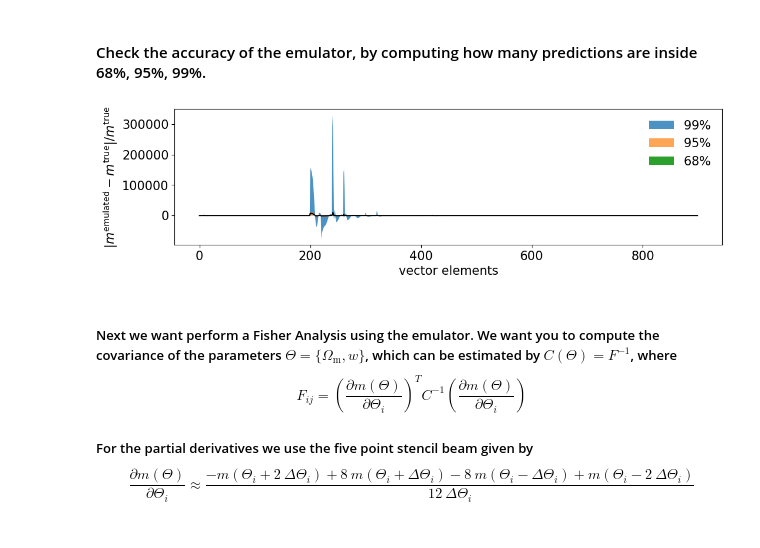
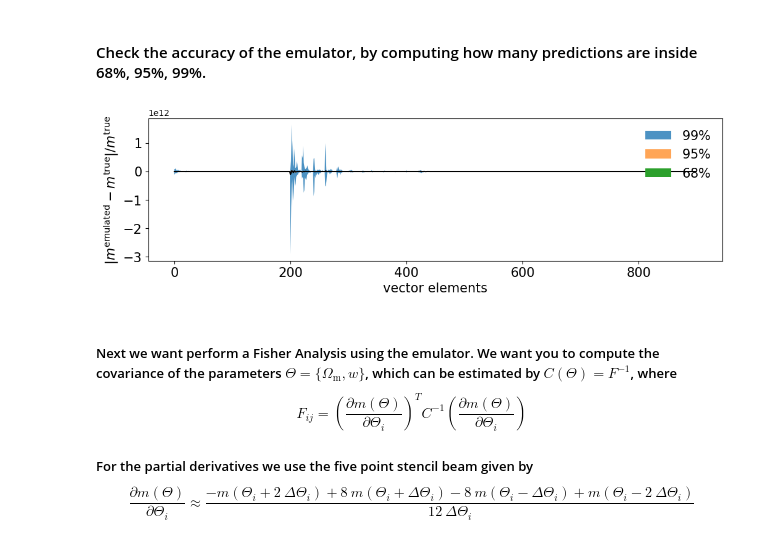
Before and after one commit to TheShak5/UWAstroStats, a Jupyter notebook: projects/2ptstat-analysis/assignments/assignment2_DarshakPatel.ipynb, the cells around one changed output. Saved outputs shown, nothing was run; the diff lists cells and outputs as text; code cells hidden in the pictures.

```diff
--- a/projects/2ptstat-analysis/assignments/assignment2_DarshakPatel.ipynb
+++ b/projects/2ptstat-analysis/assignments/assignment2_DarshakPatel.ipynb
@@ -45,13 +59,22 @@ print(train_features.shape)
 # %% [markdown]
 #### Train the emulator. Reasonable hyper parameres are set already, but test out other settings and comment on what you observe regarding accuracy and speed.
 # %%
+# Try divings the train_features by the standard deviation
+
+# Try normalizing everything between 0 and 1. So subtract the minimum and divide by the max
+minimum_feature = np.min(train_features)
+maximum_feaure = np.max(train_features - minimum_feature)
+
+features_modified = train_features - minimum_feature
+features_modified = features_modified/maximum_feaure
+
 #These premodifications are not necessary but might improve the accuracy
 #Here you can try to modify the training features in advance
-features_modified=train_features
+#features_modified = train_features
 
 cp_nn = cosmopower_NN(parameters=list(parameters.keys()),
                     modes=np.linspace(-1,1,train_features.shape[1]),
-                    n_hidden = [ 100, 150, 210, 250, 270], # This you should modify. In this exmaple we use three layers with 4, 5 and 6 nodes. Is this enough?
+                    n_hidden = [ 512, 512, 512, 512], # This you should modify. In this exmaple we use three layers with 4, 5 and 6 nodes. Is this enough?
                     verbose=True, # useful to understand the different steps in initialisation and training
                     )
 
@@ -64,17 +87,17 @@ with tf.device(device):
                 # cooling schedule
                 validation_split=0.1, # The precentage from train sample that is used for the validation
 
-                learning_rates=[1e-1, 1e-2, 1e-4, 1e-5], # the different leanring rates. This need to be adjusted
+                learning_rates=[1, 1e-2, 1e-4, 1e-5, 1e-6], # the different leanring rates. This need to be adjusted
 
-                batch_sizes=[50, 50, 50, 50], # the number for models that are used to adjust the NN parameters
+                batch_sizes=[1024, 1024, 1024, 1024, 1024], # the number for models that are used to adjust the NN parameters
                 # the batch size is the number of samples from the training set to pass through the Neural Network. Generally, lower batch sizes
                 # leads to less accurate estimates of the gradient which impacts the overal loss and accuracy of the NN
 
-                gradient_accumulation_steps = [1, 1, 1, 1],
+                gradient_accumulation_steps = [1, 1, 1, 1, 1],
 
-                patience_values = [100, 100, 100, 100], # Number of epoch to wait before decreasing the learning rate if the loss does not improve anymore
+                patience_values = [100, 100, 100, 100, 100], # Number of epoch to wait before decreasing the learning rate if the loss does not improve anymore
 
-                max_epochs = [1000, 1000, 1000, 1000] # Maxmimal number of epoch before decreasing the learning rate
+                max_epochs = [1000, 1000, 1000, 1000, 1000] # Maxmimal number of epoch before decreasing the learning rate
                 )
 # %% [output]
 Initialized cosmopower_NN model,
@@ -119,33 +123,36 @@ Model saved.
 # %%
 emulated_features = cp_nn.predictions_np(test_params)
 # if you modified the training features you need to convert back the output back the original data vectors
+
+emulated_features = emulated_features + minimum_feature
+emulated_features = emulated_features*maximum_feaure
 
 diff=(emulated_features/test_features-1) # Measure the relative difference between test sample and the emualted models
 
 mean_diff = np.mean(diff,0)
 percentiles1 = np.percentile(diff, [50-34, 50+34],axis=0)
 percentiles2 = np.percentile(diff, [50-(95/2), 50+(95/2)], axis=0)
 percentiles3 = np.percentile(diff, [50-(99/2), 50+(99/2)], axis=0)
 bins=range(diff.shape[1])
 
 # print(bins)
 # print(percentiles1[0])
 # print(percentiles1[1])
 
 plt.figure(figsize=(12, 3),dpi=100)
 plt.fill_between(bins, percentiles3[0], percentiles3[1], label = '$99\%$', alpha=0.8)
 plt.fill_between(bins, percentiles2[0], percentiles2[1], label = '$95\%$', alpha = 0.7)
 plt.fill_between(bins, percentiles1[0], percentiles1[1], label = '$68\%$', alpha = 1)
 plt.plot(bins, mean_diff,'-',color='black')
 plt.xticks(fontsize=15)
 plt.yticks(fontsize=15)
 plt.legend(frameon=False, fontsize=15, loc='upper right')
 plt.ylabel(r'$| m^{\mathrm{emulated}} - m^{\mathrm{true}}|/  m^{\mathrm{true}}$', fontsize=15)
 plt.xlabel(r'vector elements',  fontsize=15)
 #plt.ylim(-0.001,0.001)
 plt.show()
 # %% [output]
-[figure, old version]
+[figure, new version]
 # %% [markdown]
 ##### Next we want perform a Fisher Analysis using the emulator. We want you to compute the covariance of the parameters $\Theta = \{\Omega_\mathrm{m},w\}$, which can be estimated by $C(\Theta) = F^{-1}$, where $$F_{ij}= \left(\frac{\partial m(\Theta)}{\partial \Theta_i}\right)^{T} C^{-1} \left(\frac{\partial m(\Theta)}{\partial \Theta_i}\right)$$
 ##### For the partial derivatives we use the five point stencil beam given by $$\frac{\partial m(\Theta)}{\partial \Theta_i}\approx \frac{-m(\Theta_i + 2\ \Delta \Theta_i) + 8 \ m(\Theta_i +  \Delta \Theta_i) - 8 \ m(\Theta_i - \Delta \Theta_i) + m(\Theta_i - 2\ \Delta \Theta_i)}{12 \ \Delta \Theta_i }$$
```
Also changed, not shown: parts of 4 cells of this notebook, 1 other file.
